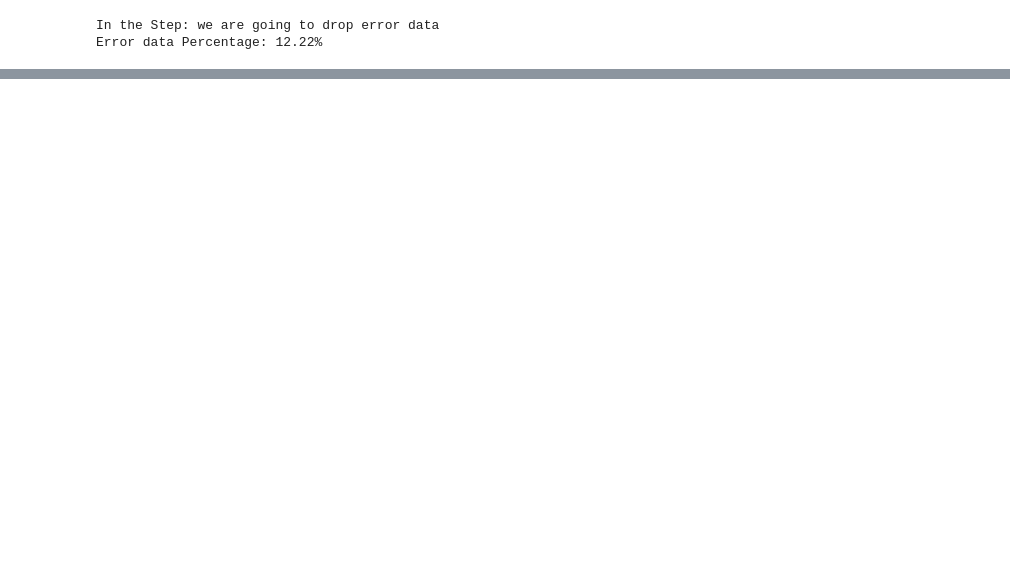
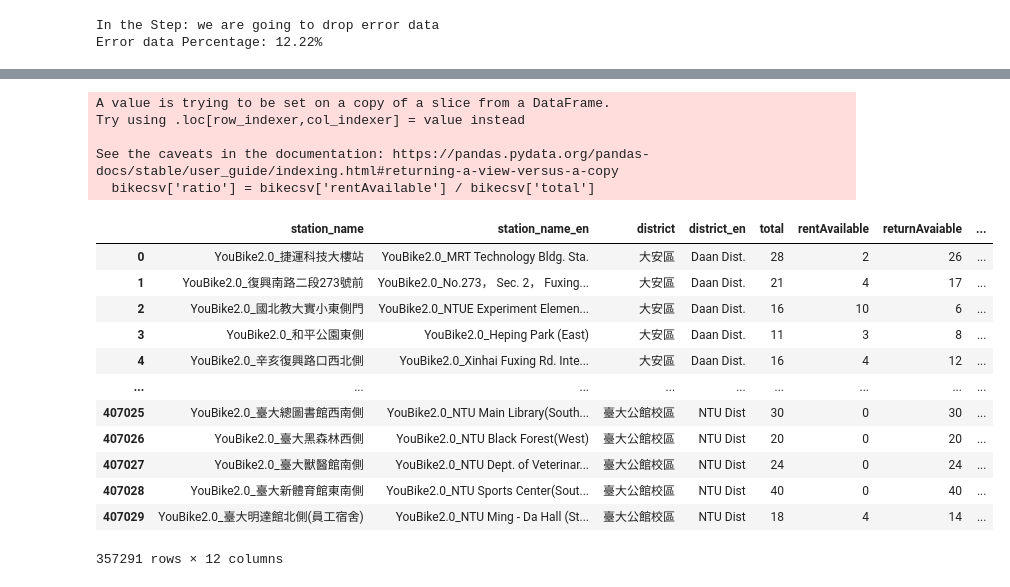
Before and after one commit to victorDeveloper0821/UbikeDataAnalysis, a Jupyter notebook: youBikeAnalytics.ipynb, the cells around one changed output, grey strips where cells are left out. Saved outputs shown, nothing was run; the diff lists cells and outputs as text; code cells hidden in the pictures; blank space fills up the shorter version.

```diff
--- a/youBikeAnalytics.ipynb
+++ b/youBikeAnalytics.ipynb
@@ -216,0 +200,24 @@ memory usage: 30.3+ MB
+# %%
+## Add ratio between rentAvailable and total
+bikecsv['ratio'] = bikecsv['rentAvailable'] / bikecsv['total']
+
+bikecsv
+# %% [output]
+A value is trying to be set on a copy of a slice from a DataFrame.
+Try using .loc[row_indexer,col_indexer] = value instead
+
+See the caveats in the documentation: https://pandas.pydata.org/pandas-docs/stable/user_guide/indexing.html#returning-a-view-versus-a-copy
+  bikecsv['ratio'] = bikecsv['rentAvailable'] / bikecsv['total']
+|  | station_name | station_name_en | district | district_en | total | rentAvailable | returnAvaiable | ... |
+| 0 | YouBike2.0_捷運科技大樓站 | YouBike2.0_MRT Technology Bldg. Sta. | 大安區 | Daan Dist. | 28 | 2 | 26 | ... |
+| 1 | YouBike2.0_復興南路二段273號前 | YouBike2.0_No.273， Sec. 2， Fuxing... | 大安區 | Daan Dist. | 21 | 4 | 17 | ... |
+| 2 | YouBike2.0_國北教大實小東側門 | YouBike2.0_NTUE Experiment Elemen... | 大安區 | Daan Dist. | 16 | 10 | 6 | ... |
+| 3 | YouBike2.0_和平公園東側 | YouBike2.0_Heping Park (East) | 大安區 | Daan Dist. | 11 | 3 | 8 | ... |
+| 4 | YouBike2.0_辛亥復興路口西北側 | YouBike2.0_Xinhai Fuxing Rd. Inte... | 大安區 | Daan Dist. | 16 | 4 | 12 | ... |
+| ... | ... | ... | ... | ... | ... | ... | ... | ... |
+| 407025 | YouBike2.0_臺大總圖書館西南側 | YouBike2.0_NTU Main Library(South... | 臺大公館校區 | NTU Dist | 30 | 0 | 30 | ... |
+| 407026 | YouBike2.0_臺大黑森林西側 | YouBike2.0_NTU Black Forest(West) | 臺大公館校區 | NTU Dist | 20 | 0 | 20 | ... |
+| 407027 | YouBike2.0_臺大獸醫館南側 | YouBike2.0_NTU Dept. of Veterinar... | 臺大公館校區 | NTU Dist | 24 | 0 | 24 | ... |
+| 407028 | YouBike2.0_臺大新體育館東南側 | YouBike2.0_NTU Sports Center(Sout... | 臺大公館校區 | NTU Dist | 40 | 0 | 40 | ... |
+| 407029 | YouBike2.0_臺大明達館北側(員工宿舍) | YouBike2.0_NTU Ming - Da Hall (St... | 臺大公館校區 | NTU Dist | 18 | 4 | 14 | ... |
+357291 rows × 12 columns
```
Also changed, not shown: parts of 8 cells of this notebook.
